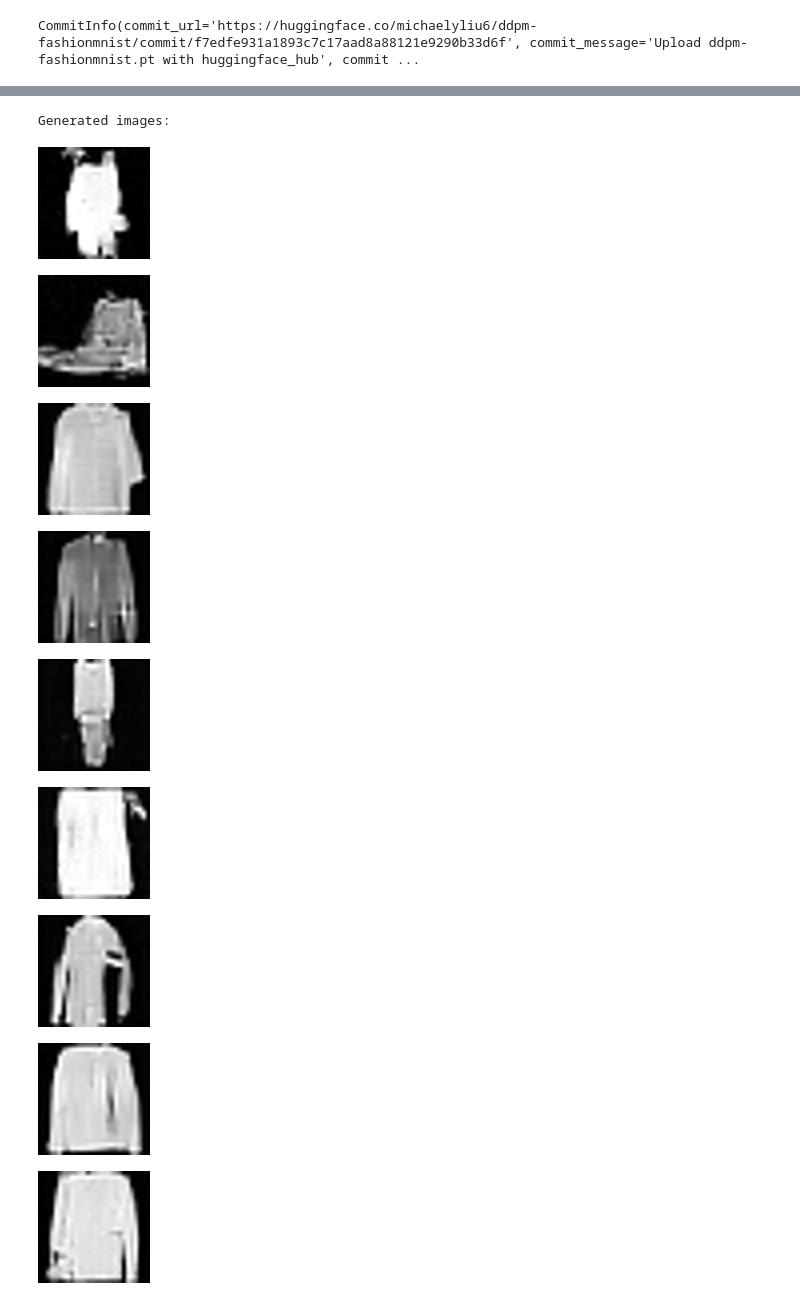
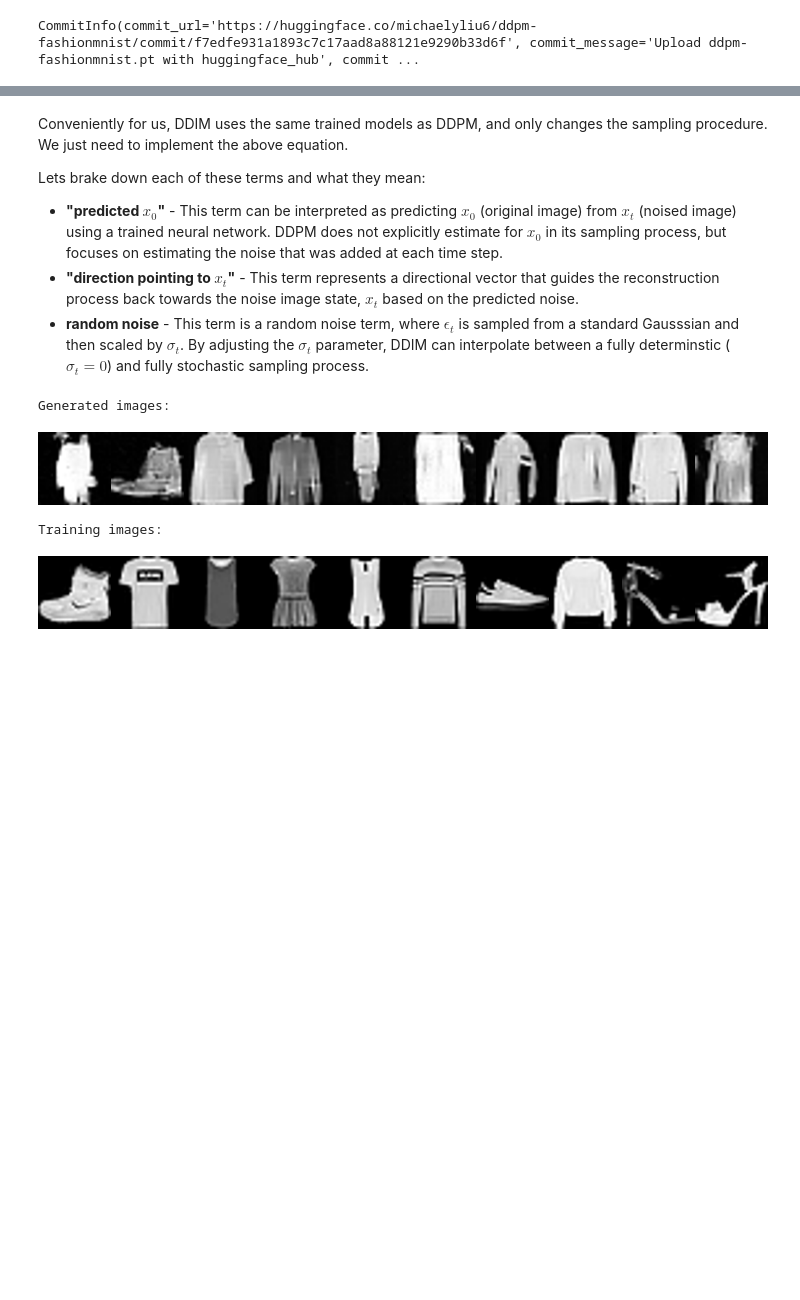
Before and after one commit to michaelyliu6/diffusion, a Jupyter notebook: Denoising Diffusion Probabilistic Models/part2_unet_architecture.ipynb, the cells around one changed output, grey strips where cells are left out. Cells and saved outputs as stored; diff of their text form; code cells hidden in the pictures; blank space fills up the shorter version.

```diff
--- a/Denoising Diffusion Probabilistic Models/part2_unet_architecture.ipynb
+++ b/Denoising Diffusion Probabilistic Models/part2_unet_architecture.ipynb
@@ -597,6 +665,0 @@ def make_reverse_transform():
-# %%
-transform = make_transform()
-reverse_transform = make_reverse_transform()
-image = Image.open("./clip_images/guineapig_cucumber.jpg")
-x = transform(image)
-display(image)
@@ -605,4 +666,10 @@ display(image)
 # %%
+train_transform = Compose([
+    ToTensor(), # Convert to tensor
+    RandomHorizontalFlip(), # Data augmentation
+    Lambda(lambda t: t * 2 - 1) # Normalize to [-1, 1]
+])
+
 def get_fashion_mnist(train_transform, test_transform) -> tuple[TensorDataset, TensorDataset]:
     """Return MNIST data using the provided Tensor class."""
     mnist_train = datasets.FashionMNIST("../data", train=True, download=True)
@@ -838,3 +787,11 @@ CommError: failed to upsert bucket: returned error 404 Not Found: {"errors":[{"m
+# %% [markdown]
+Conveniently for us, DDIM uses the same trained models as DDPM, and only changes the sampling procedure. We just need to implement the above equation.
+
+Lets brake down each of these terms and what they mean:
+
+- **"predicted $x_0$"** - This term can be interpreted as predicting $x_0$ (original image) from $x_t$ (noised image) using a trained neural network. DDPM does not explicitly estimate for $x_0$ in its sampling process, but focuses on estimating the noise that was added at each time step.
+- **"direction pointing to $x_t$"** - This term represents a directional vector that guides the reconstruction process back towards the noise image state, $x_t$ based on the predicted noise.
+- **random noise** - This term is a random noise term, where $\epsilon_t$ is sampled from a standard Gausssian and then scaled by $\sigma_t$. By adjusting the $\sigma_t$ parameter, DDIM can interpolate between a fully determinstic ($\sigma_t = 0$) and fully stochastic sampling process.
 # %%
 import torch as t
 from tqdm import tqdm
@@ -904,25 +861,16 @@ def get_ddim_timesteps(original_steps, ddim_steps):
 # %%
 with t.inference_mode():
     samples = sample_ddim(model, n_samples=10, steps=50)
 
-assert isinstance(samples, t.Tensor)
 print("Generated images: ")
-for s in samples:
-    img = reverse_transform(s.cpu())
-    display(img.resize((4 * 28, 4 * 28)))
+display_image_grid(samples, images_per_row=10)
 
+# Usage for training images
 print("Training images: ")
-(xs,) = train_dataset[:5]
-for x in xs:
-    display(reverse_transform(x).resize((4 * 28, 4 * 28)))
+(xs,) = train_dataset[:10]
+display_image_grid(xs, images_per_row=10)
 # %% [output]
 Generated images:
-[figure, old version]
+[figure, new version]
+Training images:
-[figure, old version]
+[figure, new version]
-[figure, removed]
-[figure, removed]
-[figure, removed]
-[figure, removed]
-[figure, removed]
-[figure, removed]
-[figure, removed]
```
Also changed, not shown: parts of 34 cells of this notebook, 4 other files.
